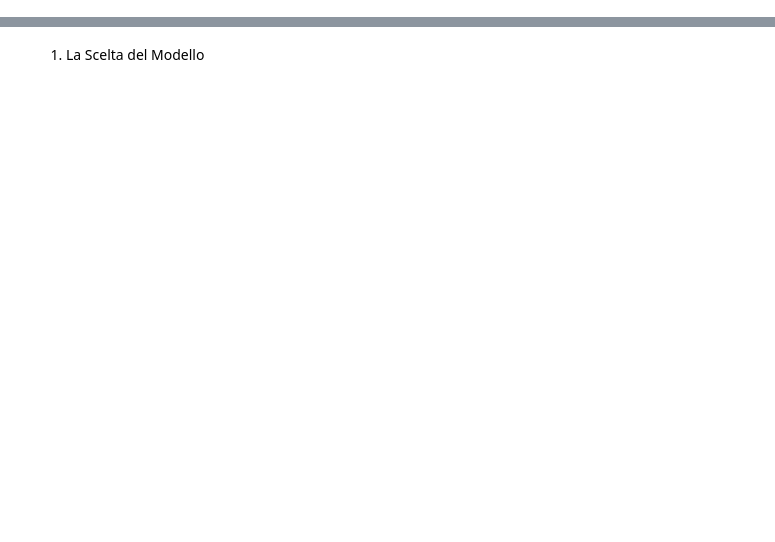
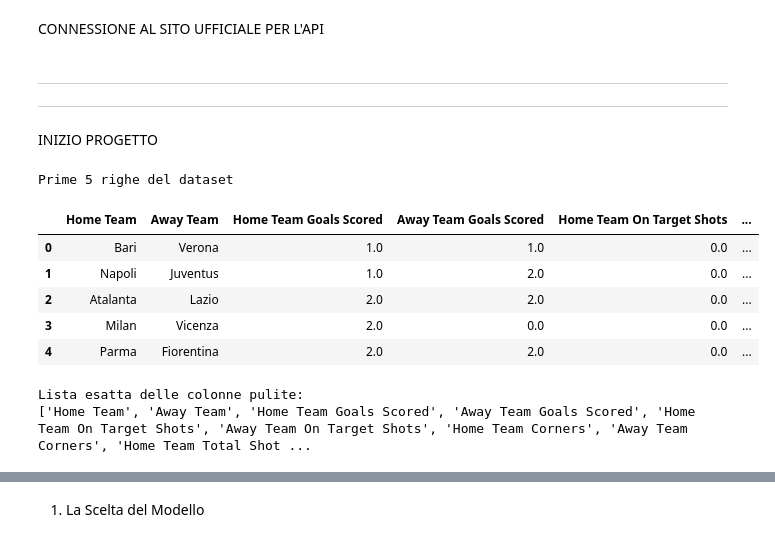
Before and after one commit to AlessioVerticchio/Match_predictor, a Jupyter notebook: football_prediction/football_prediction.ipynb, the cells around one changed output, grey strips where cells are left out. Saved outputs shown, nothing was run; the diff lists cells and outputs as text; code cells hidden in the pictures; blank space fills up the shorter version.

```diff
--- a/football_prediction/football_prediction.ipynb
+++ b/football_prediction/football_prediction.ipynb
@@ -14,0 +84,2 @@ import math
+# %% [markdown]
+CONNESSIONE AL SITO UFFICIALE PER L'API
@@ -14,0 +118,6 @@ import math
+# %% [markdown]
+-------------------------------------------------------------------------------------------------------------------------------------------------------------------------------------------
+-------------------------------------------------------------------------------------------------------------------------------------------------------------------------------------------
+
+
+INIZIO PROGETTO
@@ -15,22 +141,35 @@ import math
 # %%
-file_path = "data/italian seriaA data.csv"
-
-df = pd.read_csv(file_path)
+df = pd.read_csv("data/SerieA_Aggiornato_2000_2026.csv")
 
 # Mostrare le prime 5 righe
 print("Prime 5 righe del dataset")
 display(df.head())
 
 # Mostrare le informazioni fondamentali
-print("\nInformazioni sulle colonne")
-df.info()
+# print("\nInformazioni sulle colonne")
+# df.info()
+# %% [output]
+Prime 5 righe del dataset
+|  | Home Team | Away Team | Home Team Goals Scored | Away Team Goals Scored | Home Team On Target Shots | ... |
+| 0 | Bari | Verona | 1.0 | 1.0 | 0.0 | ... |
+| 1 | Napoli | Juventus | 1.0 | 2.0 | 0.0 | ... |
+| 2 | Atalanta | Lazio | 2.0 | 2.0 | 0.0 | ... |
+| 3 | Milan | Vicenza | 2.0 | 0.0 | 0.0 | ... |
+| 4 | Parma | Fiorentina | 2.0 | 2.0 | 0.0 | ... |
 # %%
 # Rimuoviamo gli spazi vuoti accidentali all'inizio o alla fine dei nomi delle colonne
 df.columns = df.columns.str.strip()
 
+# Eliminiamo le righe "fantasma" o vuote dove il nome della squadra è 0
+df = df[(df['Home Team'] != 0) & (df['Home Team'] != '0')]
+df = df.reset_index(drop=True)
+
 # Stampiamo la lista esatta delle colonne
-print("Ecco la lista esatta delle tue colonne pulite:")
+print("Lista esatta delle colonne pulite:")
 print(df.columns.tolist())
+# %% [output]
+Lista esatta delle colonne pulite:
+['Home Team', 'Away Team', 'Home Team Goals Scored', 'Away Team Goals Scored', 'Home Team On Target Shots', 'Away Team On Target Shots', 'Home Team Corners', 'Away Team Corners', 'Home Team Total Shot ...
 # %%
 # STEP 1 : creazione del TARGET
 # impostato a PAREGGIO di default
```
Also changed, not shown: parts of 18 cells of this notebook, 3 other files.
